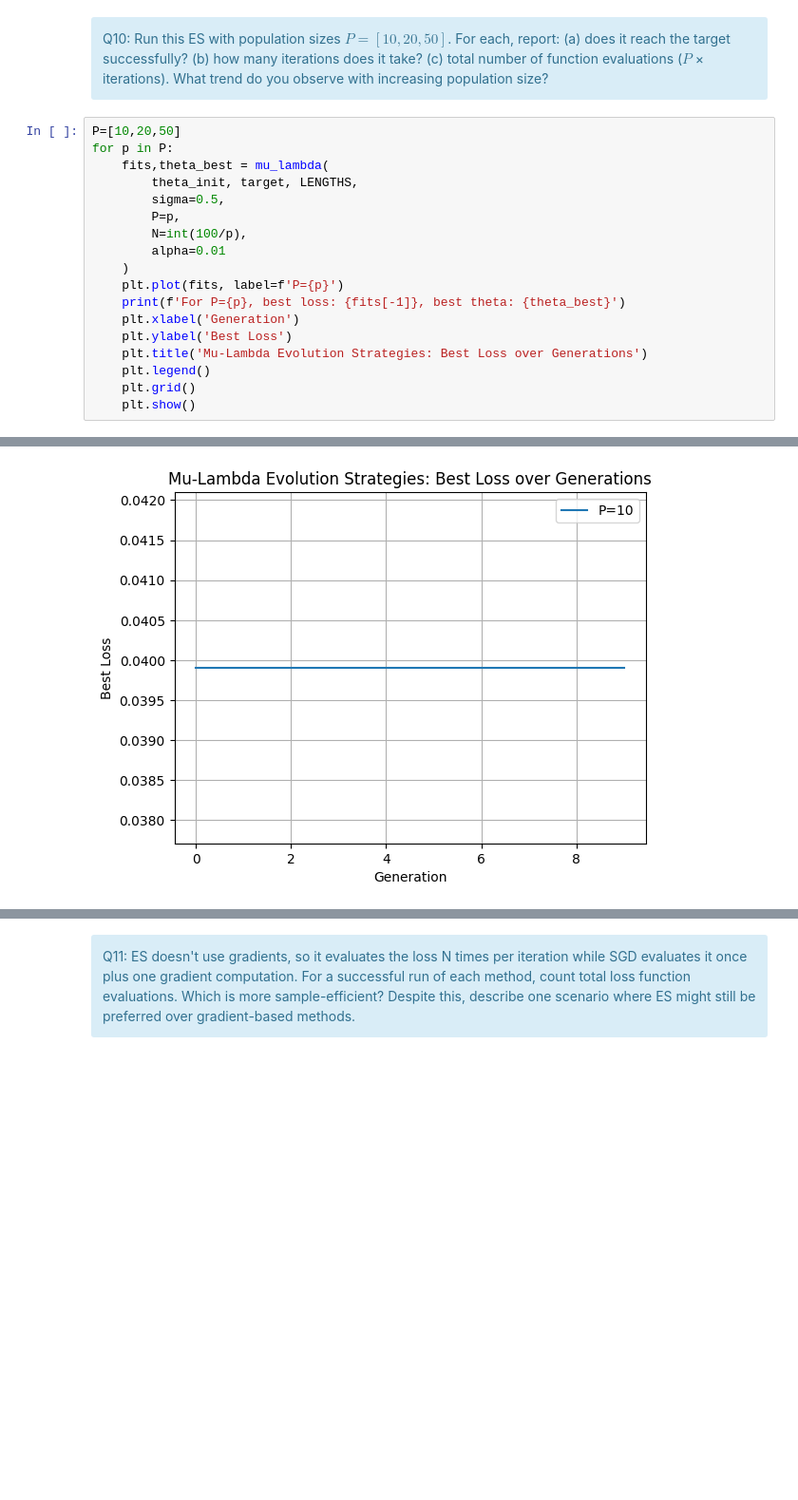
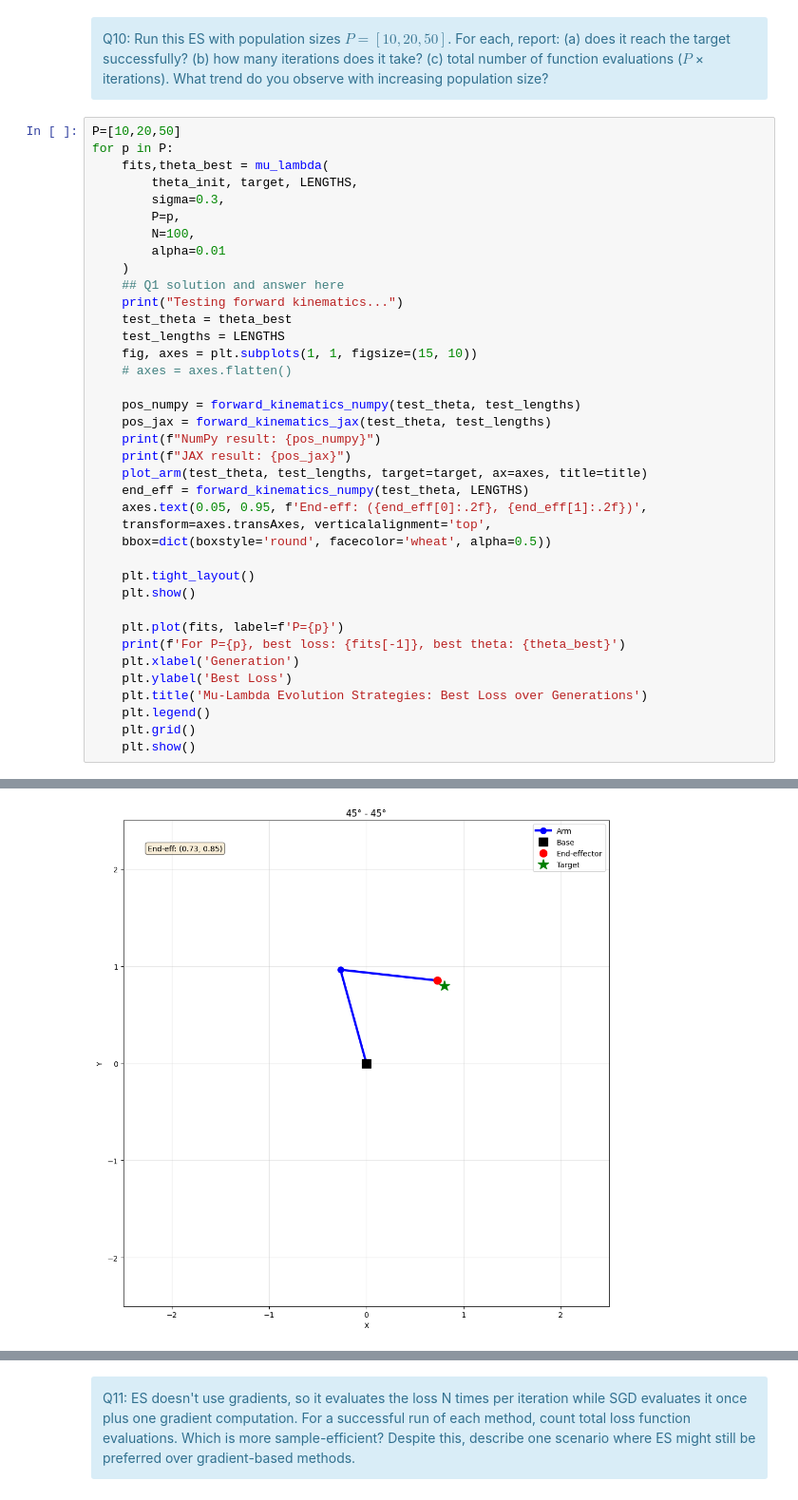
Before and after one commit to mohamed26-cyber/stochastic, a Jupyter notebook: notebooks/control_BE.ipynb, the cells around one changed output, grey strips where cells are left out. Shown at 95% size. Drawn from its saved outputs; the diff is of its cells as text; blank space fills up the shorter version.

```diff
--- a/notebooks/control_BE.ipynb
+++ b/notebooks/control_BE.ipynb
@@ -814,11 +817,31 @@ P=[10,20,50]
 for p in P:
     fits,theta_best = mu_lambda(
         theta_init, target, LENGTHS,
-        sigma=0.5,
+        sigma=0.3,
         P=p,
-        N=int(100/p),
+        N=100,
         alpha=0.01
     )
+    ## Q1 solution and answer here
+    print("Testing forward kinematics...")
+    test_theta = theta_best
+    test_lengths = LENGTHS
+    fig, axes = plt.subplots(1, 1, figsize=(15, 10))
+    # axes = axes.flatten()
+
+    pos_numpy = forward_kinematics_numpy(test_theta, test_lengths)
+    pos_jax = forward_kinematics_jax(test_theta, test_lengths)
+    print(f"NumPy result: {pos_numpy}")
+    print(f"JAX result: {pos_jax}")
+    plot_arm(test_theta, test_lengths, target=target, ax=axes, title=title)
+    end_eff = forward_kinematics_numpy(test_theta, LENGTHS)
+    axes.text(0.05, 0.95, f'End-eff: ({end_eff[0]:.2f}, {end_eff[1]:.2f})',
+    transform=axes.transAxes, verticalalignment='top',
+    bbox=dict(boxstyle='round', facecolor='wheat', alpha=0.5))
+
+    plt.tight_layout()
+    plt.show()
+
     plt.plot(fits, label=f'P={p}')
     print(f'For P={p}, best loss: {fits[-1]}, best theta: {theta_best}')
     plt.xlabel('Generation')
@@ -832 +857 @@ For P=10, best loss: 0.03990466147661209, best theta: [ 1.5808651 -1.9452089]
-[figure, old version]
+[figure, new version]
```
Also changed, not shown: parts of 13 cells of this notebook.
